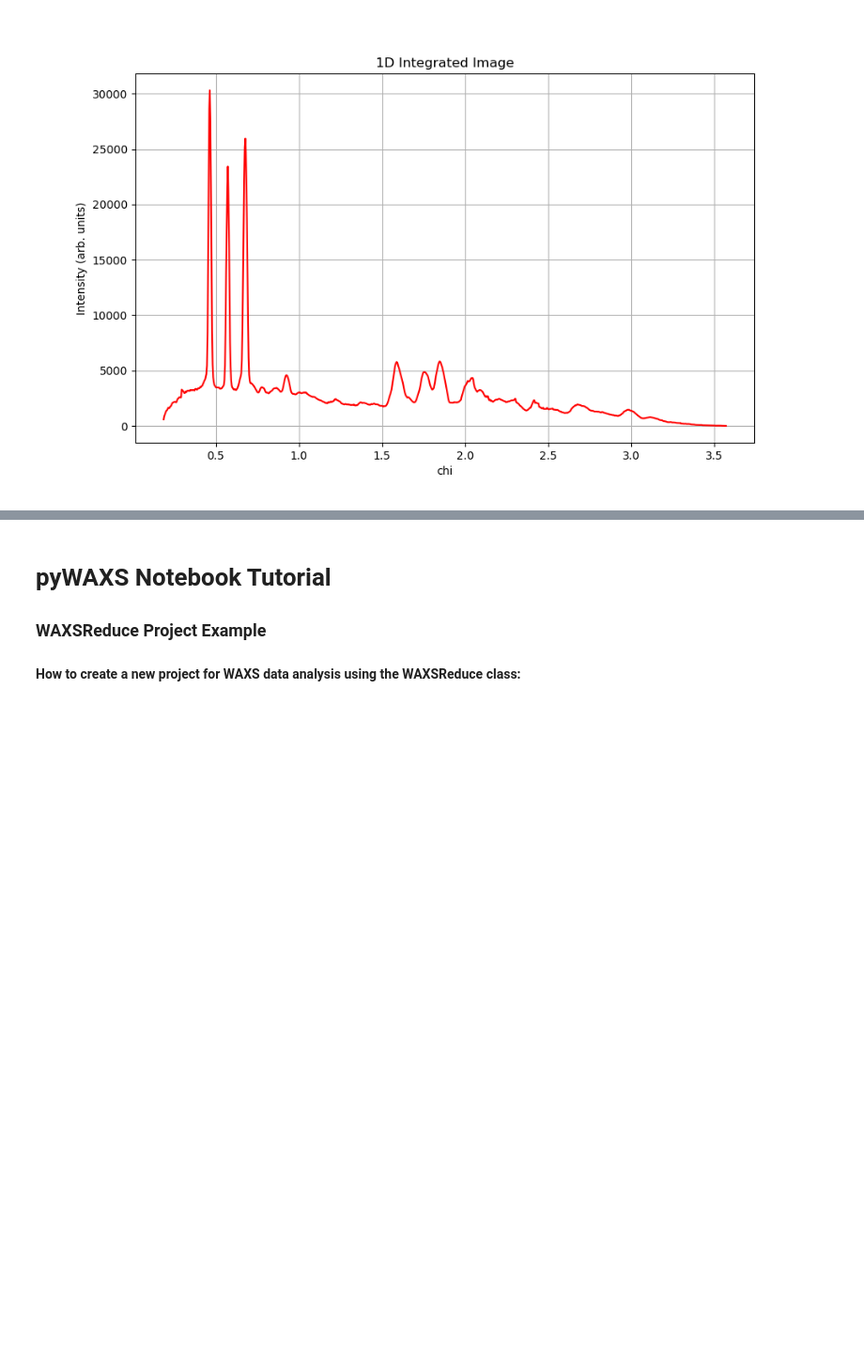
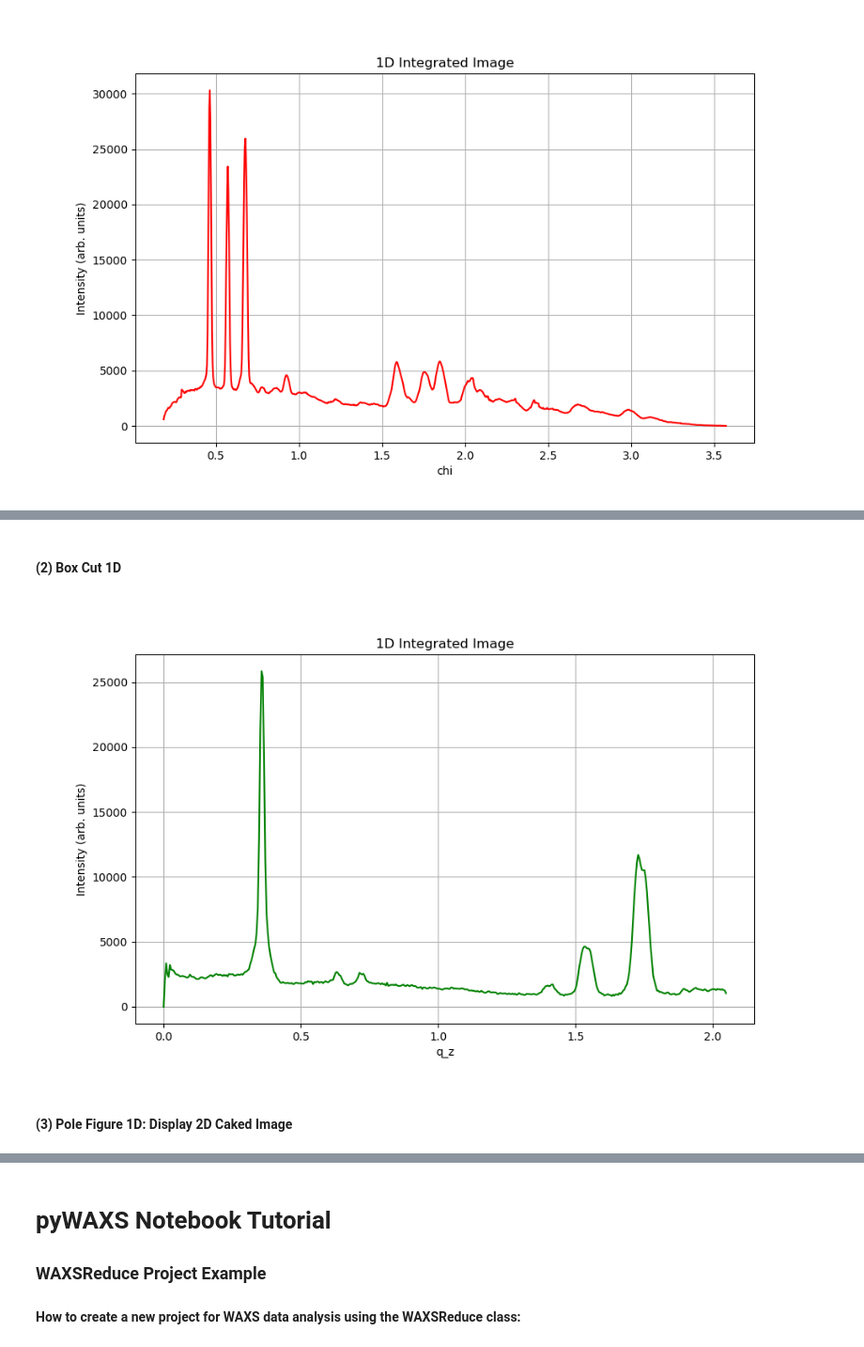
Before and after one commit to ToneyGroupCU/pyWAXS, a Jupyter notebook: pyWAXS_main/WAXSNotebook.ipynb, the cells around one changed output, grey strips where cells are left out. Shown at 94% size. Drawn from its saved outputs; the diff is of its cells as text; code cells hidden in the pictures; blank space fills up the shorter version.

```diff
--- a/pyWAXS_main/WAXSNotebook.ipynb
+++ b/pyWAXS_main/WAXSNotebook.ipynb
@@ -153 +212,12 @@ integrator.display_image1D(integrator.cakeslice1D_xr, color='red')
+# %% [markdown]
+#### (2) Box Cut 1D
+# %%
+# integrator.boxcut1D(integrator.reciptiff_xr, qxyslice=[0, 2.5], qzslice=[.5, .65], boxcutsum='qz')
+integrator.boxcut1D(integrator.reciptiff_xr, qxyslice=[0, 2.5], qzslice=[.2, .43], boxcutsum='qz')
+
+integrator.display_image1D(integrator.boxcut1D_xr, color='green')
+# %% [output]
+[figure, added]
+# %% [markdown]
+#### (3) Pole Figure 1D: Display 2D Caked Image
 # %%
```
Also changed, not shown: parts of 23 cells of this notebook, 3 other files.
